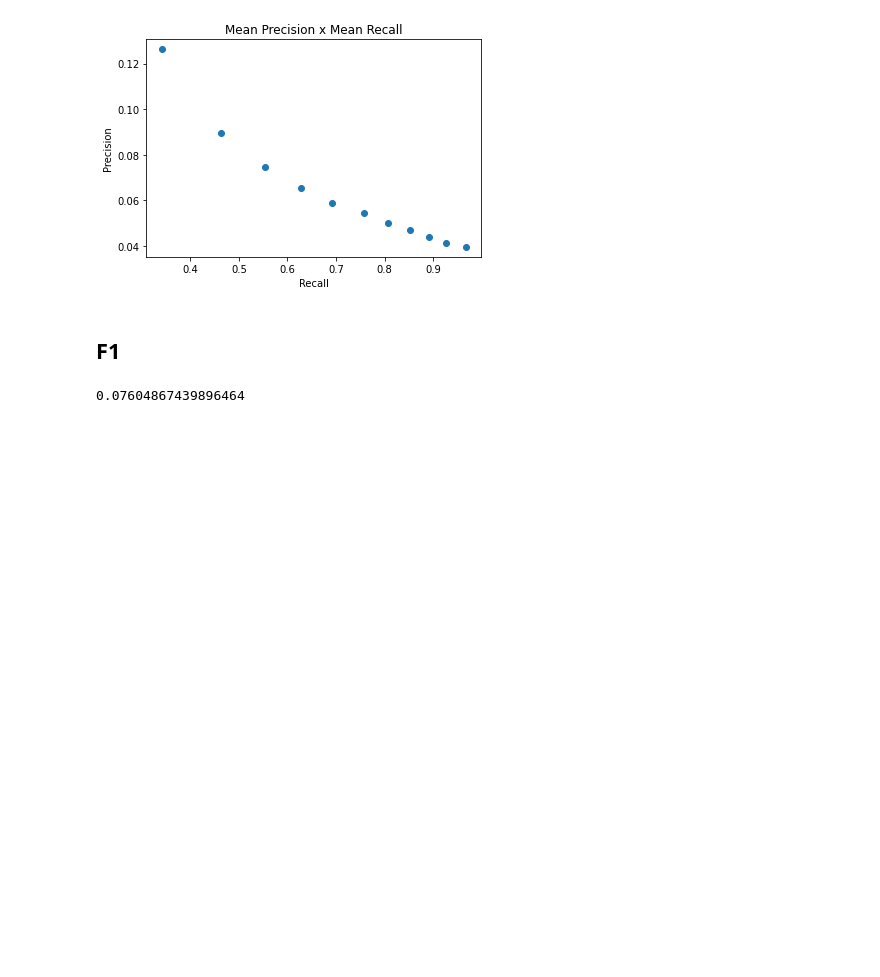
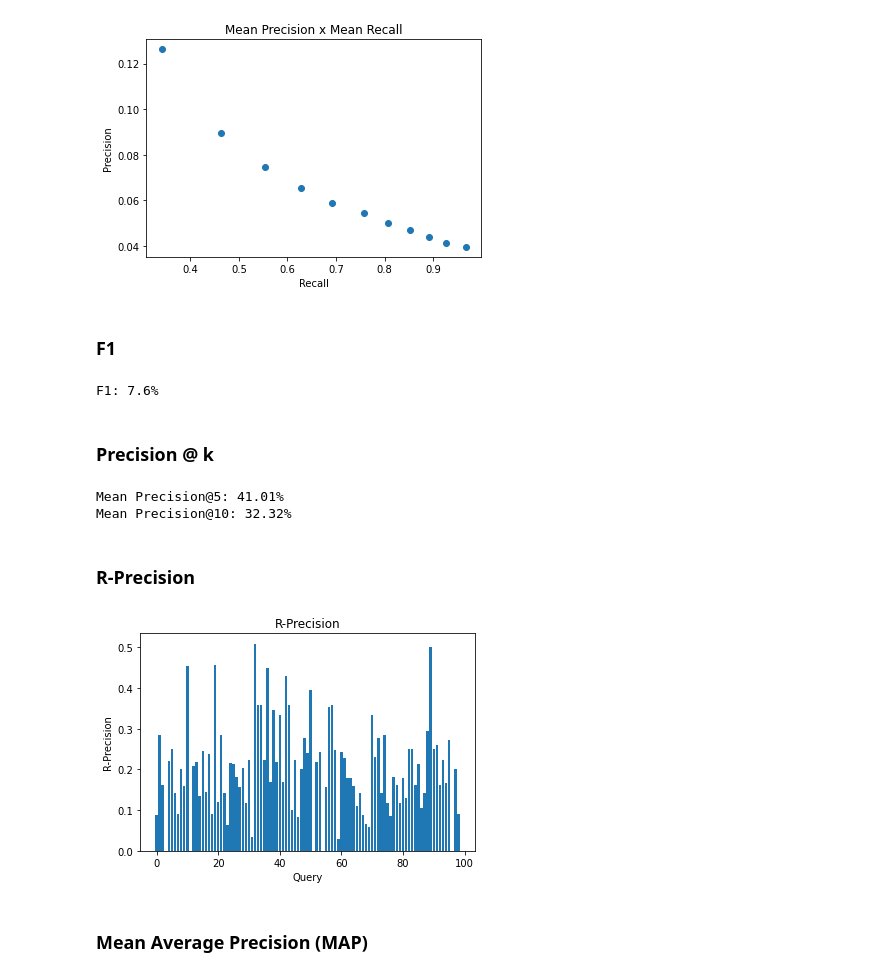
Before and after one commit to CostaFernando/busca-e-mineracao-de-texto, a Jupyter notebook: projects/ir-vector-space-model/src/search_engine_evaluation.ipynb, the cells around one changed output. Cells and saved outputs as stored; diff of their text form; code cells hidden in the pictures; blank space fills up the shorter version.

Commit message:
✨ Implemented evaluation metrics; generated evaluations files and report.

```diff
--- a/projects/ir-vector-space-model/src/search_engine_evaluation.ipynb
+++ b/projects/ir-vector-space-model/src/search_engine_evaluation.ipynb
@@ -6,6 +5,7 @@ import re
 # %%
 expected_queries_results_file = "../results/expected_queries_results.csv"
 queries_results_file = "../results/resultados.csv"
+evaluations_dir = "../avalia/"
 df_expected_queries_results = pd.read_csv(expected_queries_results_file, sep=';', index_col=0)
 df_queries_results = pd.read_csv(queries_results_file, sep=';', index_col=0)
 
@@ -114,18 +117,14 @@ plt.show()
 # %% [output]
 [figure]
 # %% [markdown]
-## F1
+### F1
 # %%
-
 mean_precisions = []
 mean_recalls = []
 
 for query_index in range(len(results_per_query)):
   query_relevant_documents = [result[0] for result in expected_results_per_query[query_index]]
   query_results = results_per_query[query_index]
-
-  query_precision = []
-  query_recall = []
 
   results_ranking = query_results
   tp = len(list(set(query_relevant_documents).intersection(results_ranking)))
@@ -136,14 +135,75 @@ for query_index in range(len(results_per_query)):
   mean_precisions.append(query_precision)
   mean_recalls.append(query_recall)
 
-# print(mean_precisions)
-# print(mean_recalls)
-
 mean_precisions = np.mean(np.array(mean_precisions))
 mean_recalls = np.mean(np.array(mean_recalls))
 
 F1 = (2 * mean_precisions * mean_recalls)/(mean_precisions + mean_recalls)
 
-print(F1)
+print(f"F1: {round(F1*100, 2)}%")
 # %% [output]
-0.07604867439896464
+F1: 7.6%
+# %% [markdown]
+### Precision @ k
+# %%
+def mean_precision_at_k(k, results_per_query, expected_results_per_query):
+  mean_precisions = []
+
+  for query_index in range(len(results_per_query)):
+    query_relevant_documents = [result[0] for result in expected_results_per_query[query_index]]
+    query_results = results_per_query[query_index]
+
+    results_ranking = query_results[:k]
+    tp = len(list(set(query_relevant_documents).intersection(results_ranking)))
+
+    query_precision = tp/len(results_ranking)
+
+    mean_precisions.append(query_precision)
+
+  mean_precisions = np.mean(np.array(mean_precisions))
+
+  return mean_precisions
+
+mean_precision_at_5 = mean_precision_at_k(5, results_per_query, expected_results_per_query)
+mean_precision_at_10 = mean_precision_at_k(10, results_per_query, expected_results_per_query)
+
+print(f"Mean Precision@5: {round(mean_precision_at_5 * 100, 2)}%")
+print(f"Mean Precision@10: {round(mean_precision_at_10 * 100, 2)}%")
+# %% [output]
+Mean Precision@5: 41.01%
+Mean Precision@10: 32.32%
+# %% [markdown]
+### R-Precision
+# %%
+def r_precisions(results_per_query, expected_results_per_query):
+  r_precisions = []
+
+  for query_index in range(len(results_per_query)):
+    query_relevant_documents = [result[0] for result in expected_results_per_query[query_index]]
+    query_results = results_per_query[query_index]
+
+    #Similar to precision@k. But in R-Precision k is the total relevant documents for the query.
+    k = len(query_relevant_documents)
+    results_ranking = query_results[:k]
+    tp = len(list(set(query_relevant_documents).intersection(results_ranking)))
+
+    query_precision = tp/len(results_ranking)
+
+    r_precisions.append(query_precision)
+
+  return r_precisions
+
+r_precisions = r_precisions(results_per_query, expected_results_per_query)
+
+r_precisions_df = pd.DataFrame(np.array([range(len(r_precisions)), r_precisions]).T, columns=["QueryIndex", "R-Precision"])
+r_precisions_df.to_csv(evaluations_dir + "r-precision-stemmer-1.csv", sep=";", index=False)
+
+plt.bar(range(len(r_precisions)),r_precisions)
+plt.title("R-Precision")
+plt.xlabel("Query")
+plt.ylabel("R-Precision")
+plt.show()
+# %% [output]
+[figure, added]
+# %% [markdown]
+### Mean Average Precision (MAP)
```
Also changed, not shown: parts of 10 cells of this notebook, 11 other files.
